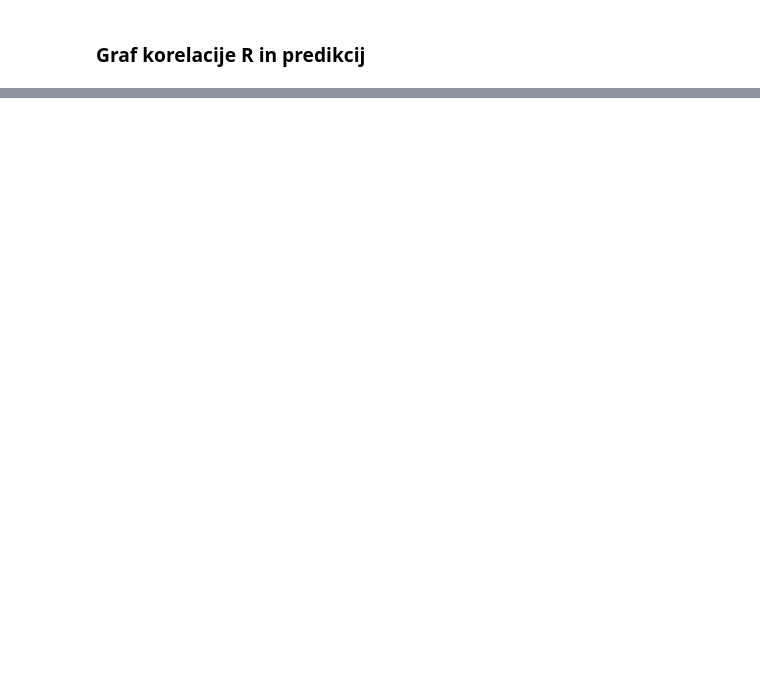
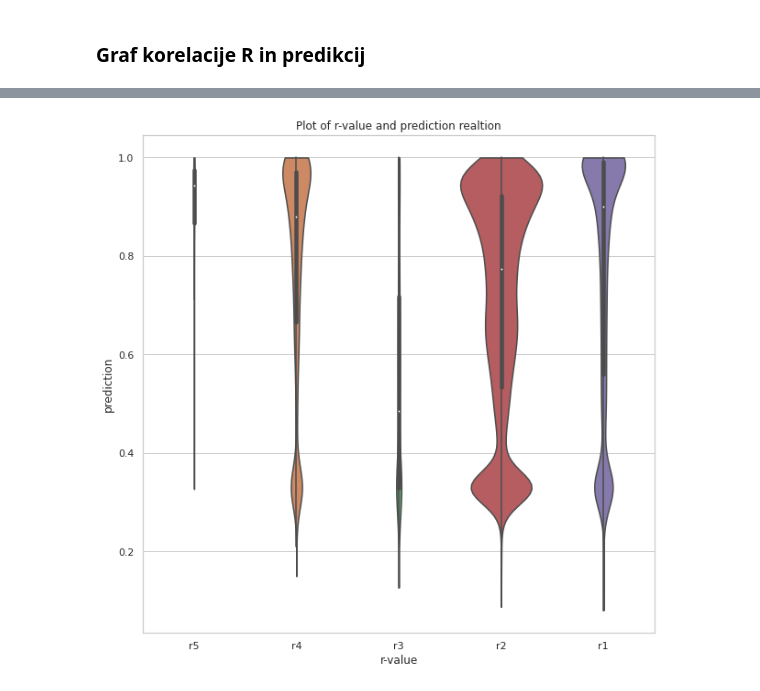
Before and after one commit to MartinMarzi/nib_ckn, a Jupyter notebook: notebooks/CKN-LinkPred_3_2-corrected.ipynb, the cells around one changed output, grey strips where cells are left out. Saved outputs shown, nothing was run; the diff lists cells and outputs as text; code cells hidden in the pictures; blank space fills up the shorter version.

```diff
--- a/notebooks/CKN-LinkPred_3_2-corrected.ipynb
+++ b/notebooks/CKN-LinkPred_3_2-corrected.ipynb
@@ -529,18 +660,20 @@ plot_data.pred_1.hist()
 # %%
 # plot with seaborn
 
 sns.set(rc={'figure.figsize':(10, 10)})
 sns.set_theme(style="whitegrid")
 sns.violinplot(x="R-value",
                    y="pred_1",
                    data=plot_data,
                    order=["r5", "r4", "r3", "r2", "r1"],
-#                    scale="count",
+                   scale="count",
 #                    inner="quartile",
 #                    palette="Set2",
                    cut=0)
 
 plt.xlabel("r-value")
 plt.ylabel("prediction")
 plt.title("Plot of r-value and prediction realtion")
 plt.savefig("Results/CKN_violinPlot_3_2-corrected.png")
+# %% [output]
+[figure, added]
```
Also changed, not shown: parts of 17 cells of this notebook, 12 other files.
